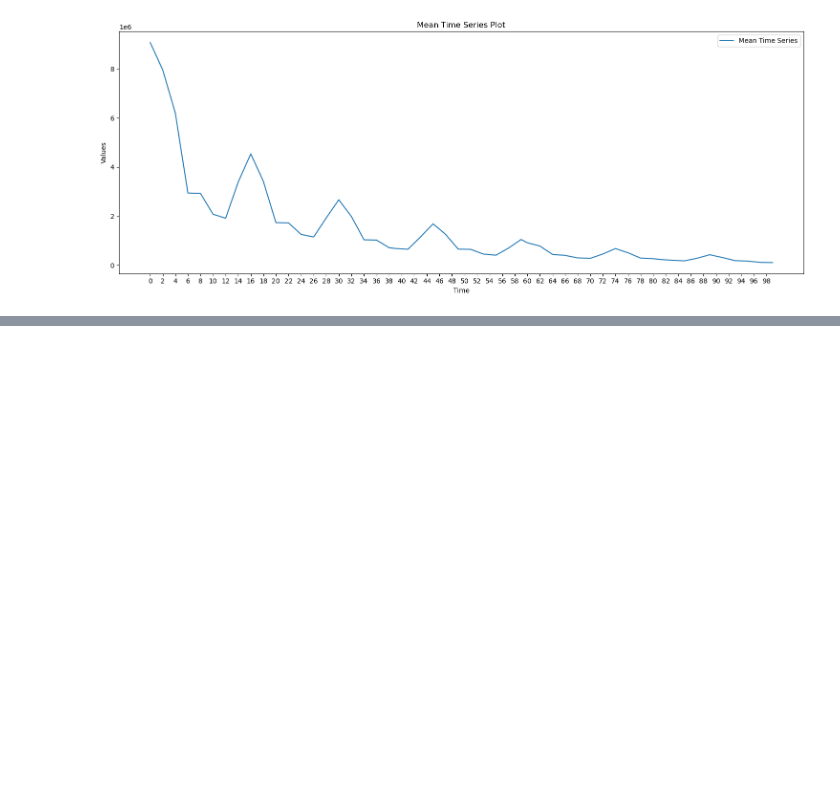
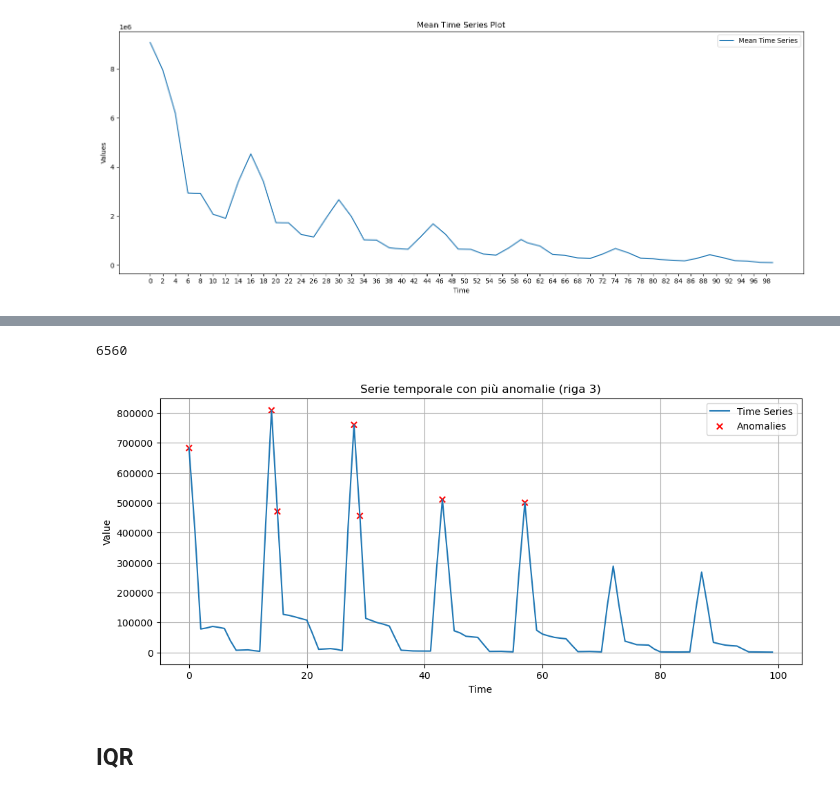
Before and after one commit to luigiascio/Data-Mining-2, a Jupyter notebook: TS_prep.ipynb, the cells around one changed output, grey strips where cells are left out. Drawn from its saved outputs; the diff is of its cells as text; code cells hidden in the pictures; blank space fills up the shorter version.

```diff
--- a/TS_prep.ipynb
+++ b/TS_prep.ipynb
@@ -85,0 +203,16 @@ plt.show()
+# %%
+# Seleziona solo le colonne numeriche della serie temporale
+time_series_cols = [str(i) for i in range(100)]  # oppure range(100) se le colonne sono numeriche
+df[time_series_cols] = df[time_series_cols].apply(pd.to_numeric, errors='coerce')
+# %%
+def grubbs_test(ts, alpha=0.05):
+    z_scores = np.abs(stats.zscore(ts))
+    threshold = stats.t.ppf((1 + (1-alpha))/2, len(ts) - 2)
+    return (z_scores > threshold).astype(int)
+
+# Applica il filtro Hampel riga per riga
+grubbs = df[time_series_cols].apply(lambda row: grubbs_test(row), axis=1)
+# %%
+# Aggiungi una colonna con la somma delle anomalie per ogni riga
+grubbs['sum_anomalies'] = grubbs.sum(axis=1)
+grubbs
@@ -85,0 +245,26 @@ plt.show()
+# %%
+grubbs['sum_anomalies'].sum()
+# %% [output]
+6560
+# %%
+# Trova la riga con il maggior numero di anomalie
+max_anomalies_row = grubbs['sum_anomalies'].idxmax()
+
+# Estrai la serie temporale e le etichette di anomalie per quella riga
+ts = df.loc[3, time_series_cols].values
+labels = grubbs.loc[3, time_series_cols].values
+
+# Plot della serie temporale con anomalie
+plt.figure(figsize=(12, 5))
+plt.plot(ts.ravel(), label='Time Series')
+plt.scatter(np.arange(len(labels)), ts, alpha=labels, color="red", marker="x", label='Anomalies')
+plt.title(f"Serie temporale con più anomalie (riga {3})")
+plt.xlabel("Time")
+plt.ylabel("Value")
+plt.legend()
+plt.grid(True)
+plt.show()
+# %% [output]
+[figure, added]
+# %% [markdown]
+## IQR
```
Also changed, not shown: parts of 31 cells of this notebook, 1 other file.
